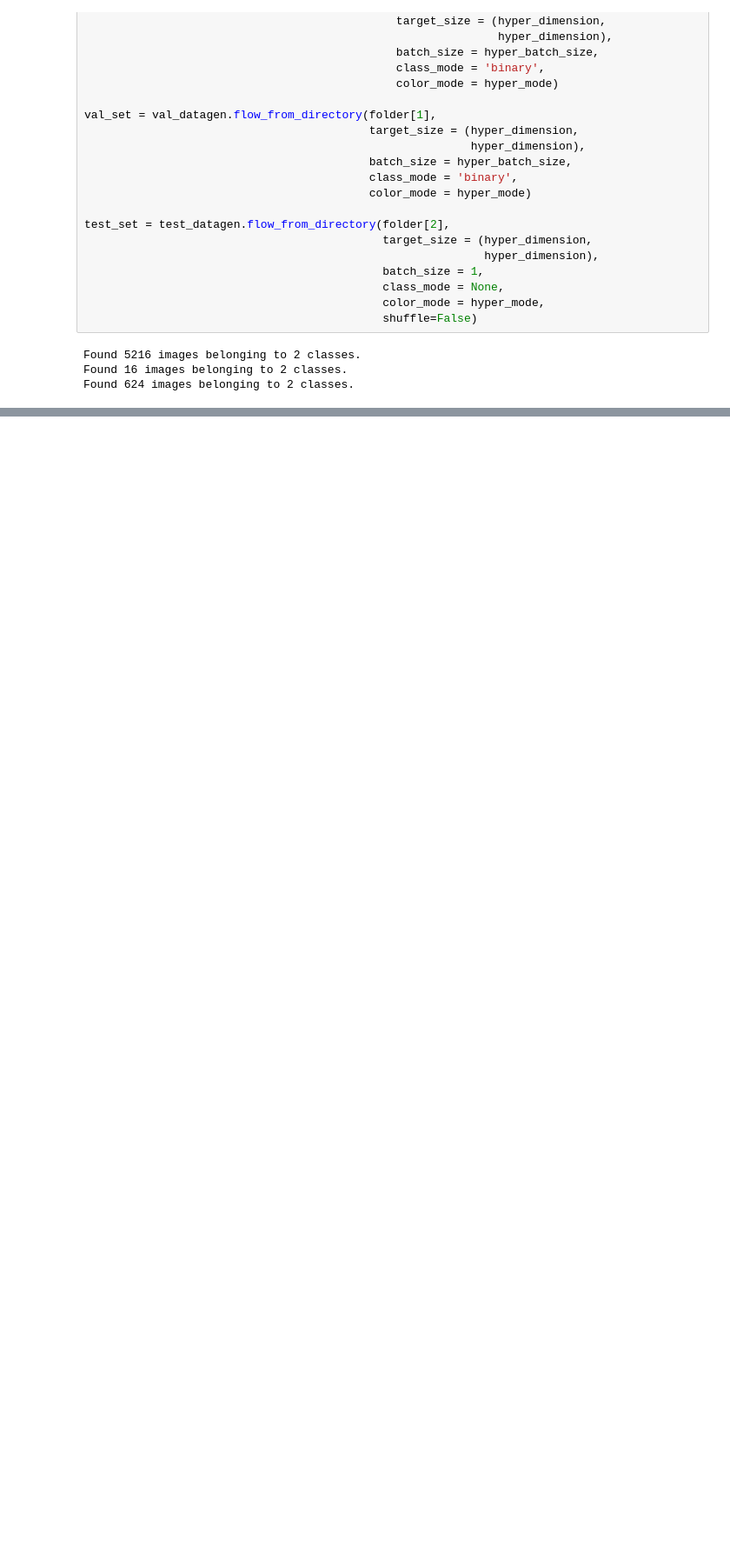
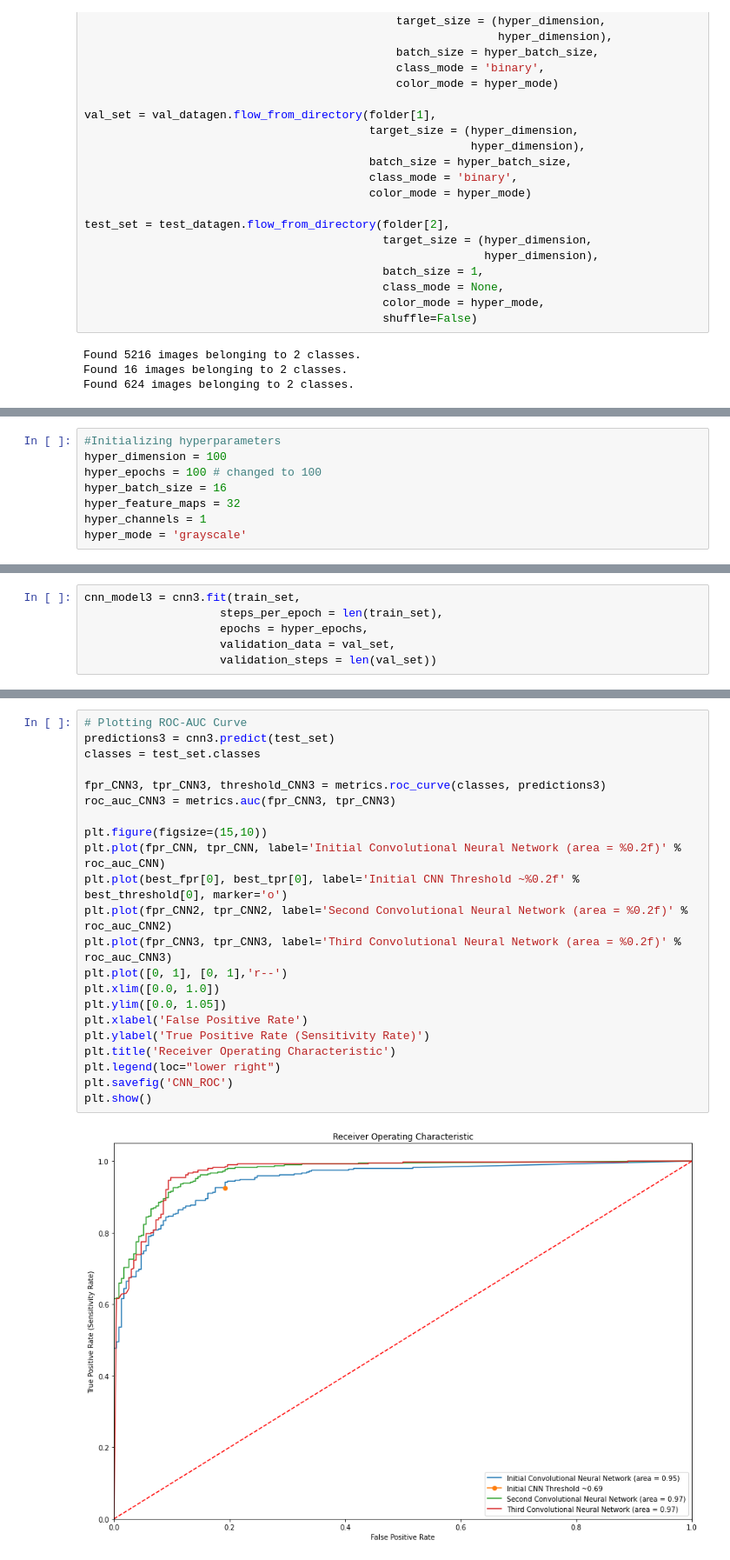
Before and after one commit to JohnPaulHernandezAlcala/Image-Classification-with-Deep-Learning-of-Pneumonia, a Jupyter notebook: convolution-neural-network-for-pneumonia-patients.ipynb, the cells around one changed output, grey strips where cells are left out. Shown at 87% size. Cells and saved outputs as stored; diff of their text form; blank space fills up the shorter version.

```diff
--- a/convolution-neural-network-for-pneumonia-patients.ipynb
+++ b/convolution-neural-network-for-pneumonia-patients.ipynb
@@ -668,0 +702,8 @@ plt.show()
+# %%
+#Initializing hyperparameters
+hyper_dimension = 100
+hyper_epochs = 100 # changed to 100
+hyper_batch_size = 16
+hyper_feature_maps = 32
+hyper_channels = 1
+hyper_mode = 'grayscale'
@@ -668,0 +795,6 @@ plt.show()
+# %%
+cnn_model3 = cnn3.fit(train_set,
+                    steps_per_epoch = len(train_set),
+                    epochs = hyper_epochs,
+                    validation_data = val_set,
+                    validation_steps = len(val_set))
@@ -668,0 +819,24 @@ plt.show()
+# %%
+# Plotting ROC-AUC Curve
+predictions3 = cnn3.predict(test_set)
+classes = test_set.classes
+
+fpr_CNN3, tpr_CNN3, threshold_CNN3 = metrics.roc_curve(classes, predictions3)
+roc_auc_CNN3 = metrics.auc(fpr_CNN3, tpr_CNN3)
+
+plt.figure(figsize=(15,10))
+plt.plot(fpr_CNN, tpr_CNN, label='Initial Convolutional Neural Network (area = %0.2f)' % roc_auc_CNN)
+plt.plot(best_fpr[0], best_tpr[0], label='Initial CNN Threshold ~%0.2f' % best_threshold[0], marker='o')
+plt.plot(fpr_CNN2, tpr_CNN2, label='Second Convolutional Neural Network (area = %0.2f)' % roc_auc_CNN2)
+plt.plot(fpr_CNN3, tpr_CNN3, label='Third Convolutional Neural Network (area = %0.2f)' % roc_auc_CNN3)
+plt.plot([0, 1], [0, 1],'r--')
+plt.xlim([0.0, 1.0])
+plt.ylim([0.0, 1.05])
+plt.xlabel('False Positive Rate')
+plt.ylabel('True Positive Rate (Sensitivity Rate)')
+plt.title('Receiver Operating Characteristic')
+plt.legend(loc="lower right")
+plt.savefig('CNN_ROC')
+plt.show()
+# %% [output]
+[figure, added]
```
Also changed, not shown: parts of 36 cells of this notebook.
